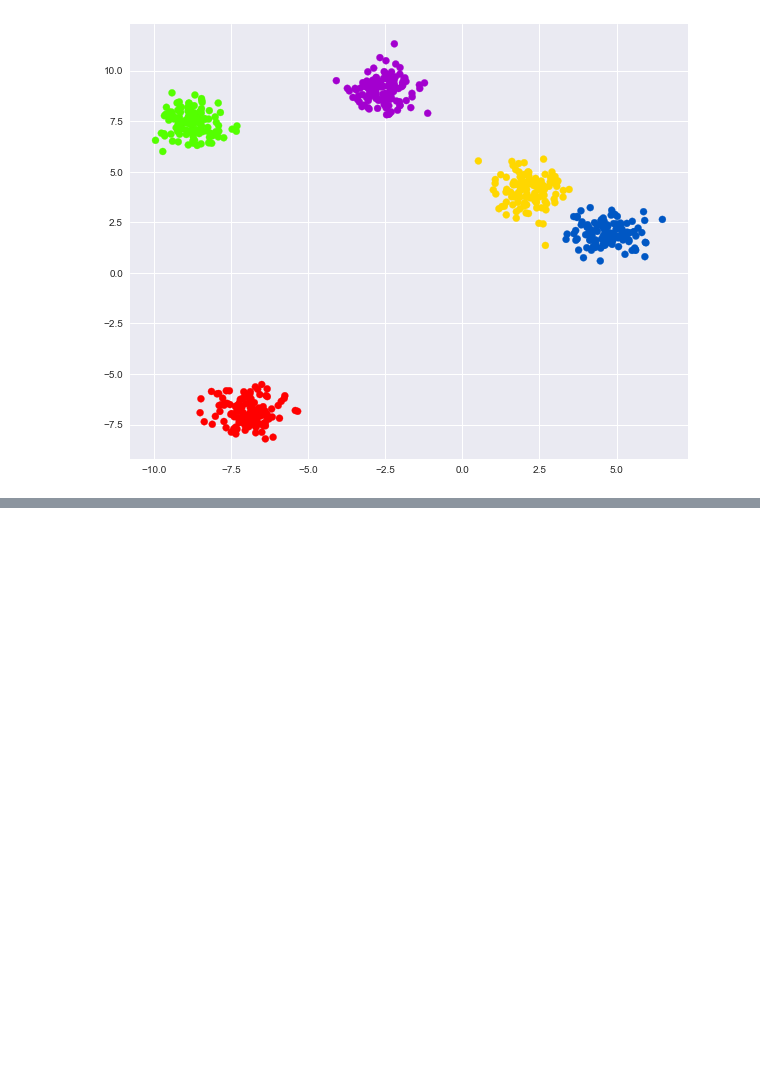
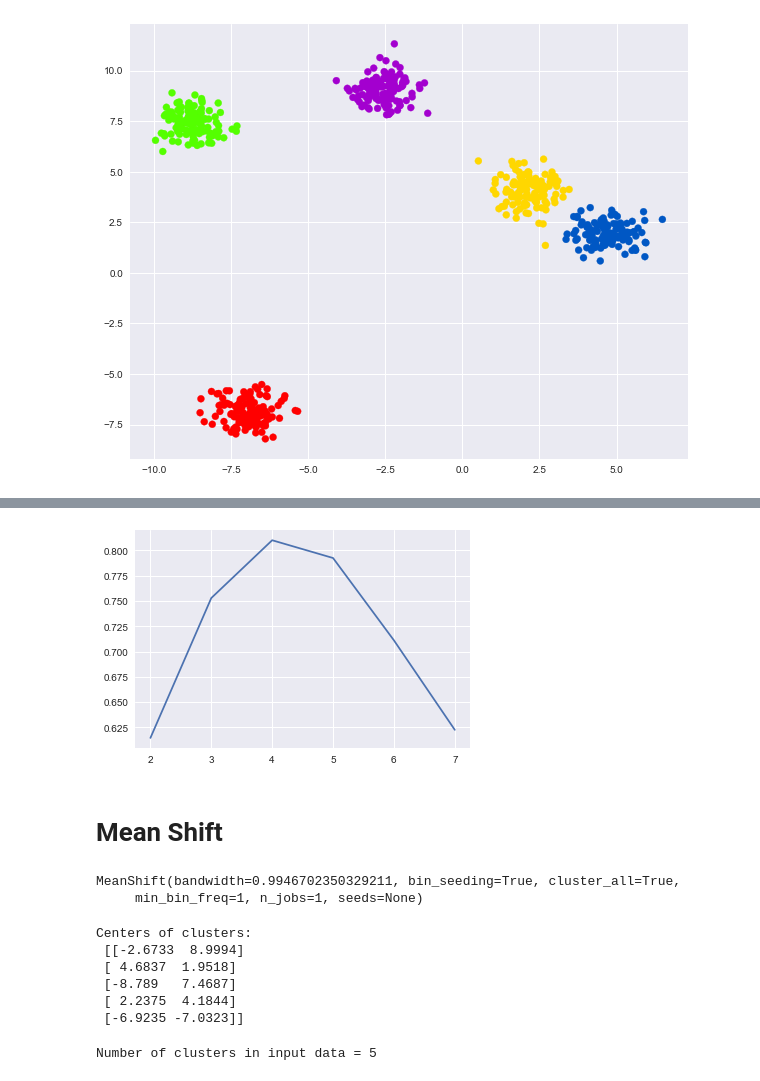
Before and after one commit to Heytec/Clustering, a Jupyter notebook: Unsupervised_Ml_Clustering.ipynb, the cells around one changed output, grey strips where cells are left out. Saved outputs shown, nothing was run; the diff lists cells and outputs as text; code cells hidden in the pictures; blank space fills up the shorter version.

```diff
--- a/Unsupervised_Ml_Clustering.ipynb
+++ b/Unsupervised_Ml_Clustering.ipynb
@@ -94,0 +134,11 @@ plt.scatter(X[:,0], X[:,1], c=clusters, cmap='prism');
+# %%
+sse_ = []
+for k in range(2, 8):
+    kmeans = KMeans(n_clusters=k).fit(X)
+    sse_.append([k, silhouette_score(X, kmeans.labels_)])
+# %%
+plt.plot(pd.DataFrame(sse_)[0], pd.DataFrame(sse_)[1]);
+# %% [output]
+[figure, added]
+# %% [markdown]
+# Mean Shift
@@ -94,0 +151,6 @@ plt.scatter(X[:,0], X[:,1], c=clusters, cmap='prism');
+# %%
+meanshift_model = MeanShift(bandwidth=bandwidth_X, bin_seeding=True)
+meanshift_model.fit(X)
+# %% [output]
+MeanShift(bandwidth=0.9946702350329211, bin_seeding=True, cluster_all=True,
+     min_bin_freq=1, n_jobs=1, seeds=None)
@@ -94,0 +159,15 @@ plt.scatter(X[:,0], X[:,1], c=clusters, cmap='prism');
+# %%
+print('\nCenters of clusters: \n', cluster_centers)
+# %% [output]
+Centers of clusters:
+ [[-2.6733  8.9994]
+ [ 4.6837  1.9518]
+ [-8.789   7.4687]
+ [ 2.2375  4.1844]
+ [-6.9235 -7.0323]]
+# %%
+labels = meanshift_model.labels_
+num_clusters = len(np.unique(labels))
+print('\nNumber of clusters in input data =', num_clusters)
+# %% [output]
+Number of clusters in input data = 5
```
Also changed, not shown: parts of 16 cells of this notebook.
